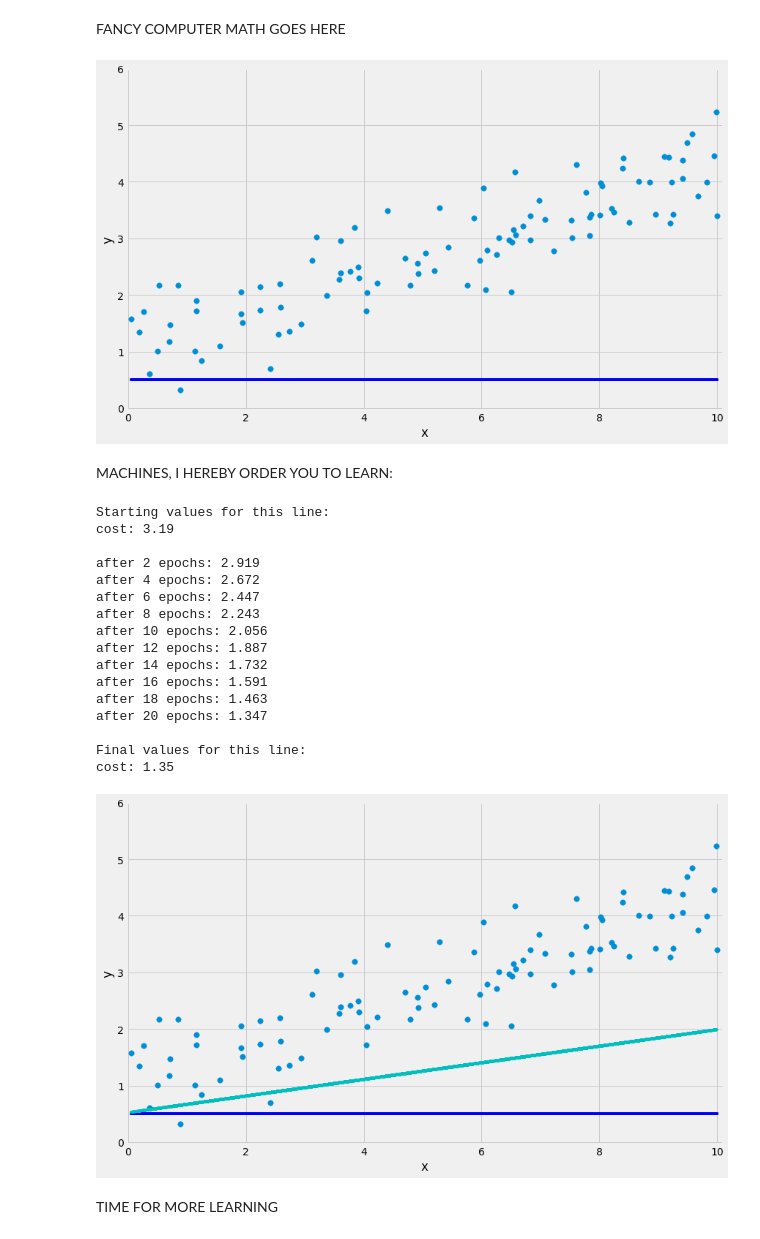
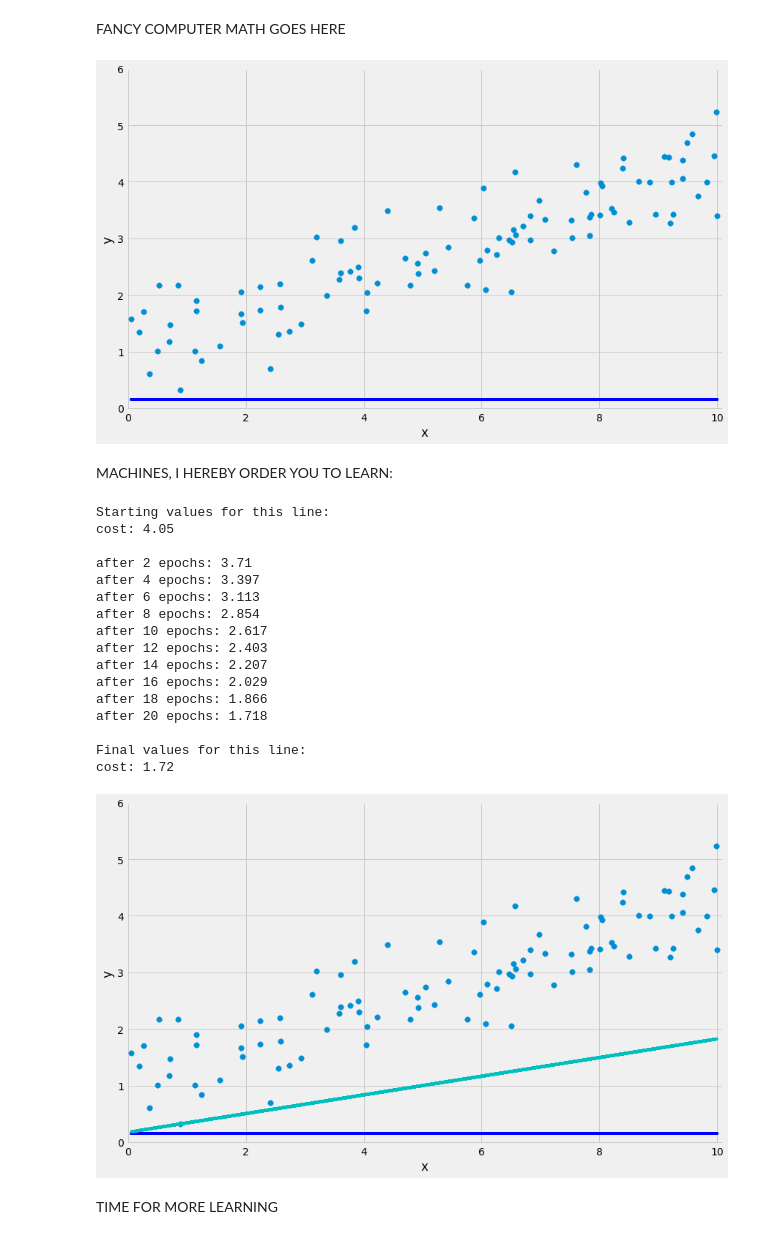
Before and after one commit to evan-burke/m3_sf_2020_training, a Jupyter notebook: how_ml_works.ipynb, the cells around one changed output. Drawn from its saved outputs; the diff is of its cells as text; code cells hidden in the pictures.

```diff
--- a/how_ml_works.ipynb
+++ b/how_ml_works.ipynb
@@ -196,10 +196,10 @@ display(Image("img/fog.jpg"))
 # %% [markdown]
 FANCY COMPUTER MATH GOES HERE
 # %%
-boring_line = Line('blue', 0.5, 0)
+boring_line = Line('blue', 0.15, 0)
 plot_points(lines=[boring_line])
 # %% [output]
-[figure, old version]
+[figure, new version]
 # %%
 def show_cost(Line):
     if not Line.cost:
@@ -264,25 +264,25 @@ print("\nFinal values for this line:")
 show_cost(trained_20)
 # %% [output]
 Starting values for this line:
-cost: 3.19
+cost: 4.05
 
-after 2 epochs: 2.919
-after 4 epochs: 2.672
-after 6 epochs: 2.447
-after 8 epochs: 2.243
-after 10 epochs: 2.056
-after 12 epochs: 1.887
-after 14 epochs: 1.732
-after 16 epochs: 1.591
-after 18 epochs: 1.463
-after 20 epochs: 1.347
+after 2 epochs: 3.71
+after 4 epochs: 3.397
+after 6 epochs: 3.113
+after 8 epochs: 2.854
+after 10 epochs: 2.617
+after 12 epochs: 2.403
+after 14 epochs: 2.207
+after 16 epochs: 2.029
+after 18 epochs: 1.866
+after 20 epochs: 1.718
 
 Final values for this line:
-cost: 1.35
+cost: 1.72
 # %%
 plot_points(lines=[boring_line, trained_20])
 # %% [output]
-[figure, old version]
+[figure, new version]
 # %% [markdown]
 TIME FOR MORE LEARNING
 # %%
```
Also changed, not shown: parts of 6 cells of this notebook, 1 other file.
